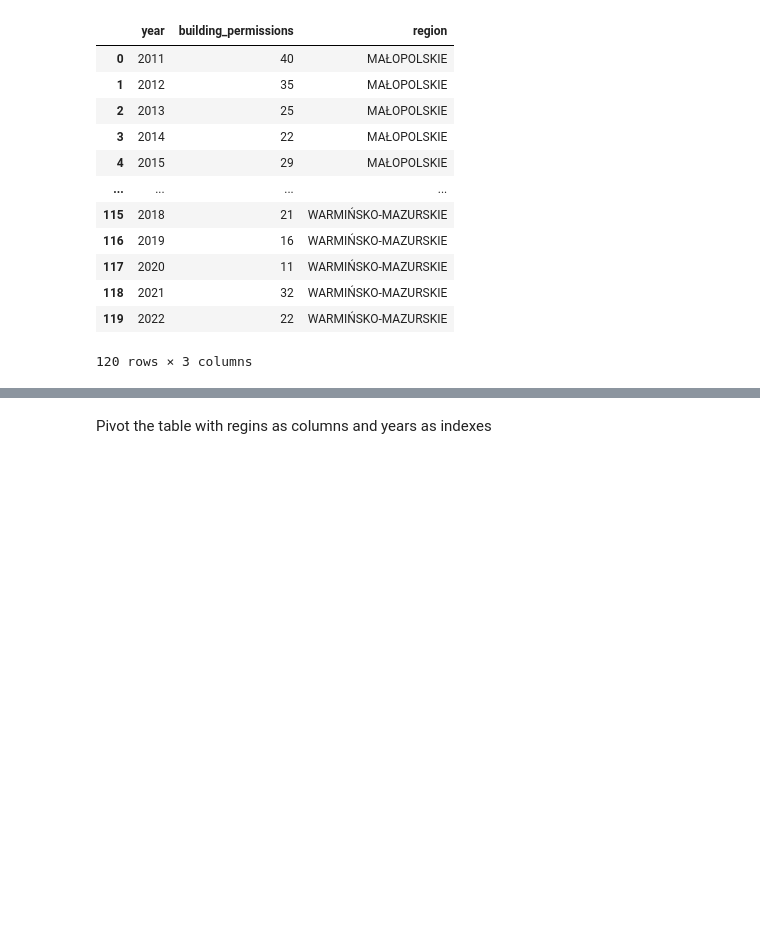
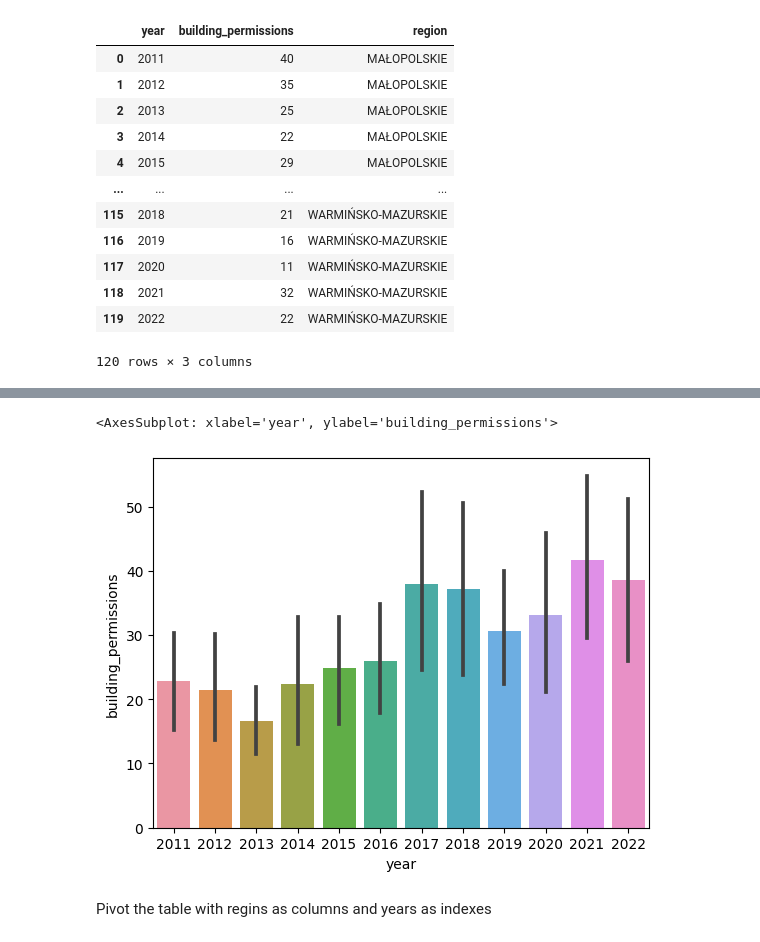
Before and after one commit to tomczykart/housing-market-prediction, a Jupyter notebook: notebooks/import_data.ipynb, the cells around one changed output, grey strips where cells are left out. Drawn from its saved outputs; the diff is of its cells as text; code cells hidden in the pictures; blank space fills up the shorter version.

```diff
--- a/notebooks/import_data.ipynb
+++ b/notebooks/import_data.ipynb
@@ -46,3 +64,9 @@ data
+# %%
+import seaborn as sns
+sns.barplot(data, x=data['year'], y='building_permissions')
+# %% [output]
+<AxesSubplot: xlabel='year', ylabel='building_permissions'>
+[figure, added]
 # %% [markdown]
 Pivot the table with regins as columns and years as indexes
 # %%
```
Also changed, not shown: parts of 4 cells of this notebook, 2 other files.
